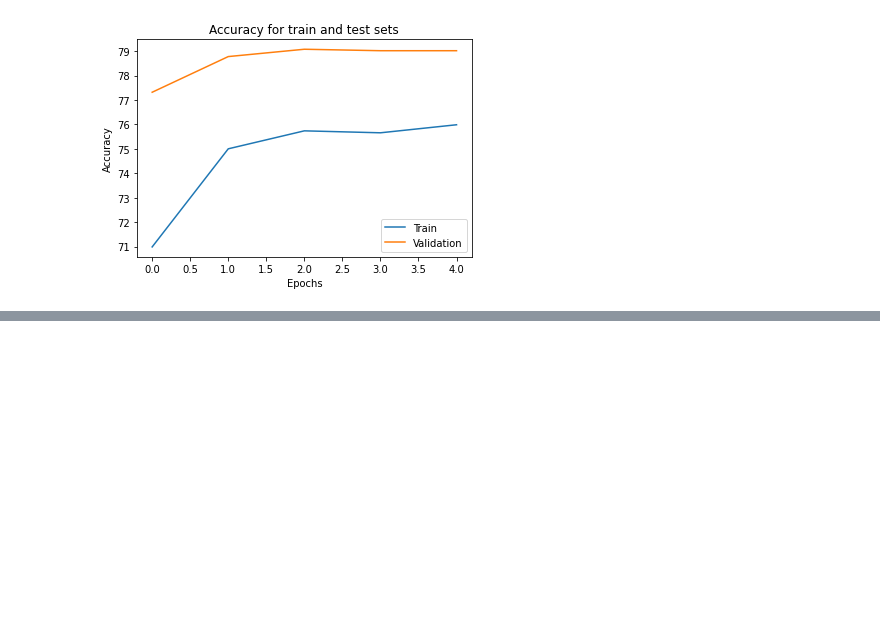
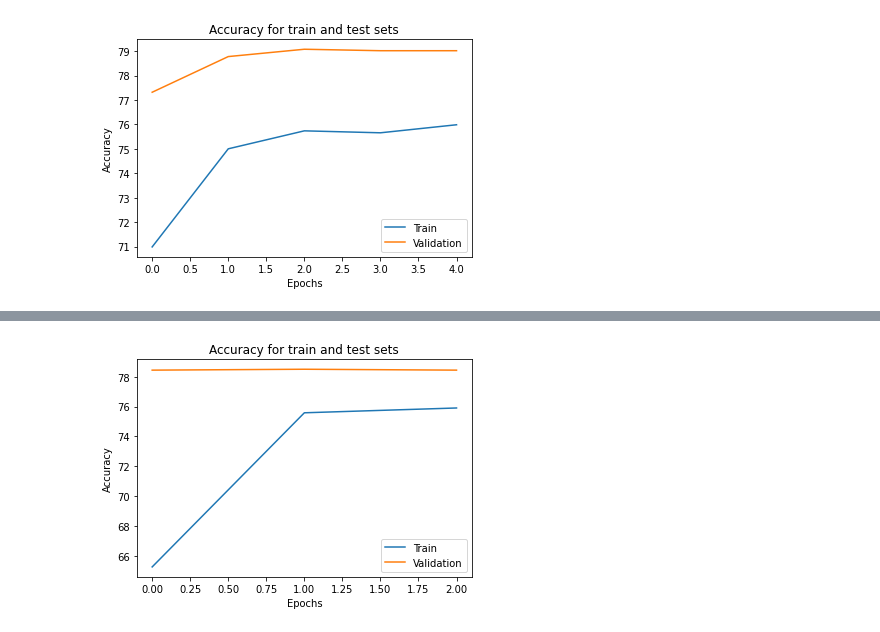
Before and after one commit to airi314/DeepLearning2021, a Jupyter notebook: Project_2/vgg_model.ipynb, the cells around one changed output, grey strips where cells are left out. Saved outputs shown, nothing was run; the diff lists cells and outputs as text; code cells hidden in the pictures; blank space fills up the shorter version.

```diff
--- a/Project_2/vgg_model.ipynb
+++ b/Project_2/vgg_model.ipynb
@@ -330,0 +397,33 @@ plot_accuracy(model)
+# %%
+class VGG16CNN(nn.Module):
+    def __init__(self):
+        super(VGG16CNN, self).__init__()
+        pretrained_model = models.vgg16_bn(pretrained=True)
+        # print(pretrained_model.classifier)
+        # change last layer to classify into 10 instead of 1000
+        pretrained_model.classifier[6] = nn.Sequential(
+                      nn.Linear(4096, 10))
+
+        # freeze weights of all the models
+        for param in pretrained_model.parameters():
+            param.requires_grad = False
+        # unfreeze the last layer so it can be trained
+        for param in pretrained_model.classifier[6].parameters():
+            param.requires_grad = True
+
+        self.pretrained_model = pretrained_model
+
+    def forward(self,x):
+        x = self.pretrained_model(x)
+        return x
+# %%
+test_acc = []
+for i in range(3):
+    train_loader, val_loader, test_loader = load_data(i)
+    model = VGG16CNN().cuda()
+    criterion = nn.CrossEntropyLoss()
+    optimizer = SGD(model.parameters(), lr=0.001)
+    scheduler = lr_scheduler.StepLR(optimizer, step_size=1, gamma=0.1)
+    best_model = train_cnn(model, train_loader, val_loader, test_loader, criterion, optimizer, epochs = 5)
+    test_acc.append(get_test_accuracy(model, best_model, test_loader))
+print(test_acc)
@@ -349,6 +477,7 @@ class VGG16CNN(nn.Module):
         x = self.pretrained_model(x)
         return x
 # %%
+test_acc = []
 for i in range(3):
     train_loader, val_loader, test_loader = load_data(i)
     model = VGG16CNN().cuda()
@@ -363,2 +512,4 @@ print(np.mean(test_acc))
 # %%
-plot_accuracy(model)
+plot_accuracy(model, epochs=3)
+# %% [output]
+[figure, added]
```
Also changed, not shown: parts of 19 cells of this notebook.
